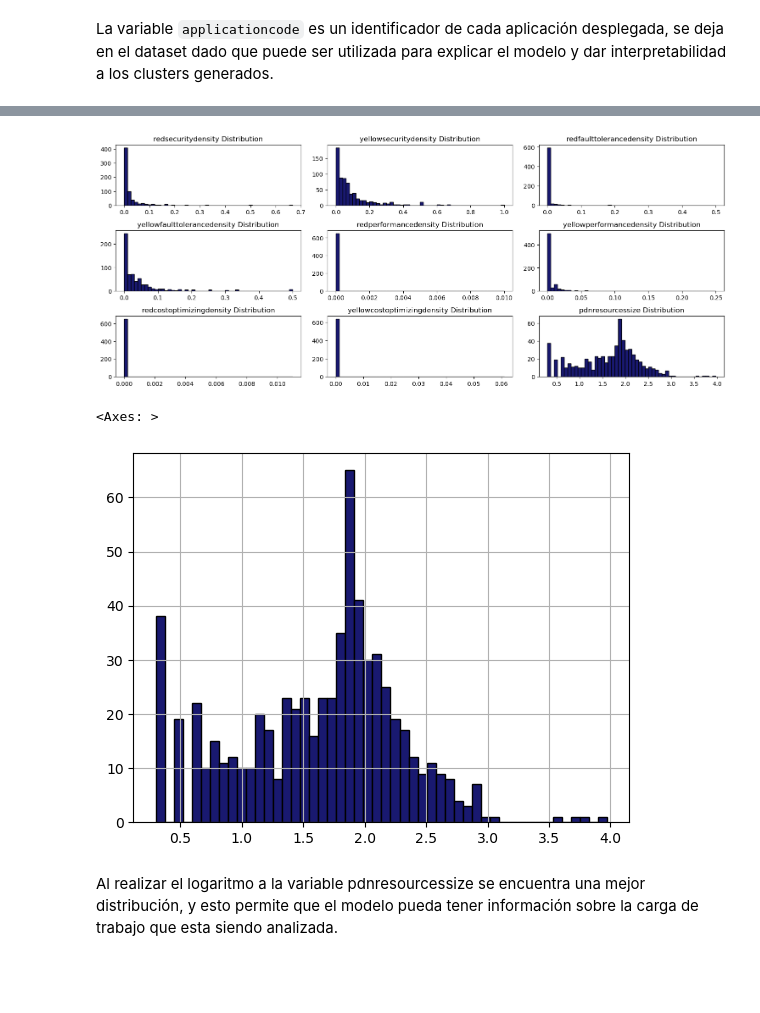
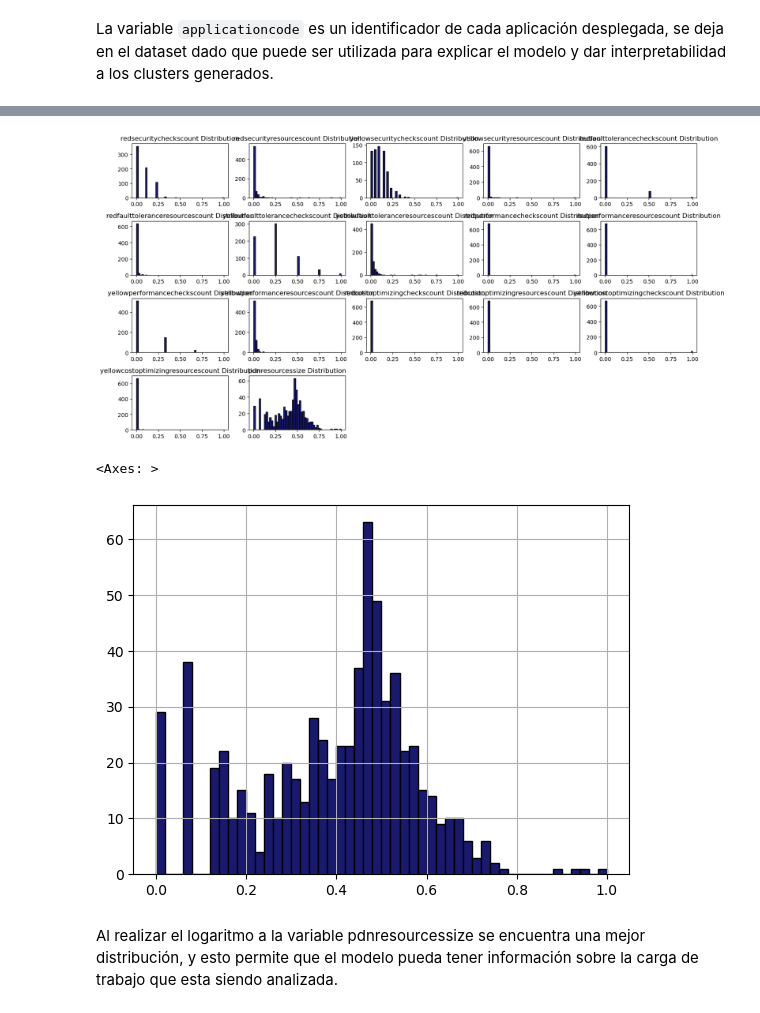
Before and after one commit to 00Fede/incubadora-aplicaciones, a Jupyter notebook: Analysis_Preprocessing.ipynb, the cells around one changed output, grey strips where cells are left out. Cells and saved outputs as stored; diff of their text form; code cells hidden in the pictures; blank space fills up the shorter version.

```diff
--- a/Analysis_Preprocessing.ipynb
+++ b/Analysis_Preprocessing.ipynb
@@ -103,0 +116,20 @@ features.remove('applicationcode')
+# %%
+# Se tiene el df con todos los campos disponibles --> 912 aplicaciones
+# Seleccionamos solo las aplicaciones que tienen recursos en pdn
+df_full_pdn = df[df['pdnresourcescount'] > 0]
+len(df_full_pdn)
+
+# Eliminamos las características asociadas a los conteos pues solo vamos a usar la característica con el log
+features_a_eliminar = ['provider_id', 'snapshot_date_id',  'applicationcode',  'fullresourcescount',
+                       'devresourcescount', 'qaresourcescount', 'pdnresourcescount', 'fullaccountscount',
+                       'devaccountscount', 'qaaccountscount', 'pdnaccountscount', 'organization_id',
+                       'ppn_tm', 'clasification'
+                      ]
+df_pdn = df_full_pdn.drop(features_a_eliminar, axis=1)
+
+
+# Eliminamos application_id ya que es un identificador y no una característica que se deba incluir en el análisis
+df_pdn = df_pdn.drop('application_id', axis=1)
+
+features = df_pdn.columns.to_list()
+len(features)
@@ -103,0 +138,8 @@ features.remove('applicationcode')
+# %%
+# normalicemos nuevamente los datos
+minmax = MinMaxScaler()
+df_pdn_scaled = minmax.fit_transform(df_pdn)
+
+df_pdn_scaled = pd.DataFrame(df_pdn_scaled, columns=features)
+# %%
+df_pdn_scaled = df_pdn_scaled.filter(regex='^(?!.*density).*$')
@@ -104,12 +159,15 @@ features.remove('applicationcode')
+# %%
+# remove density features
+features = features[:16] + features[-1:]
 # %%
-draw_histograms(df, features, 4, 3)
+draw_histograms(df_pdn_scaled, features, 4, 5)
 # %% [output]
-[figure, old version]
+[figure, new version]
 # %%
-df['pdnresourcessize'].hist(bins=50, facecolor='midnightblue', edgecolor='black')
+df_pdn_scaled['pdnresourcessize'].hist(bins=50, facecolor='midnightblue', edgecolor='black')
 # %% [output]
 <Axes: >
-[figure, old version]
+[figure, new version]
 # %% [markdown]
 Al realizar el logaritmo a la variable pdnresourcessize se encuentra una mejor distribución, y esto permite que el modelo pueda tener información sobre la carga de trabajo que esta siendo analizada.
 # %% [markdown]
```
Also changed, not shown: parts of 35 cells of this notebook, 3 other files.
